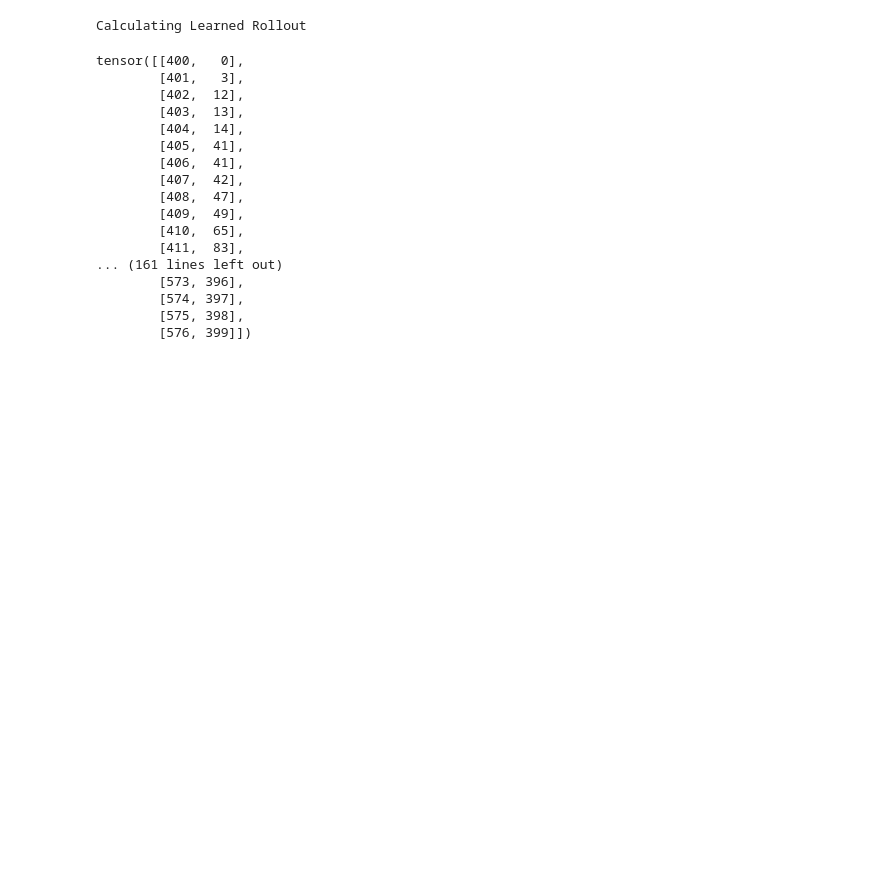
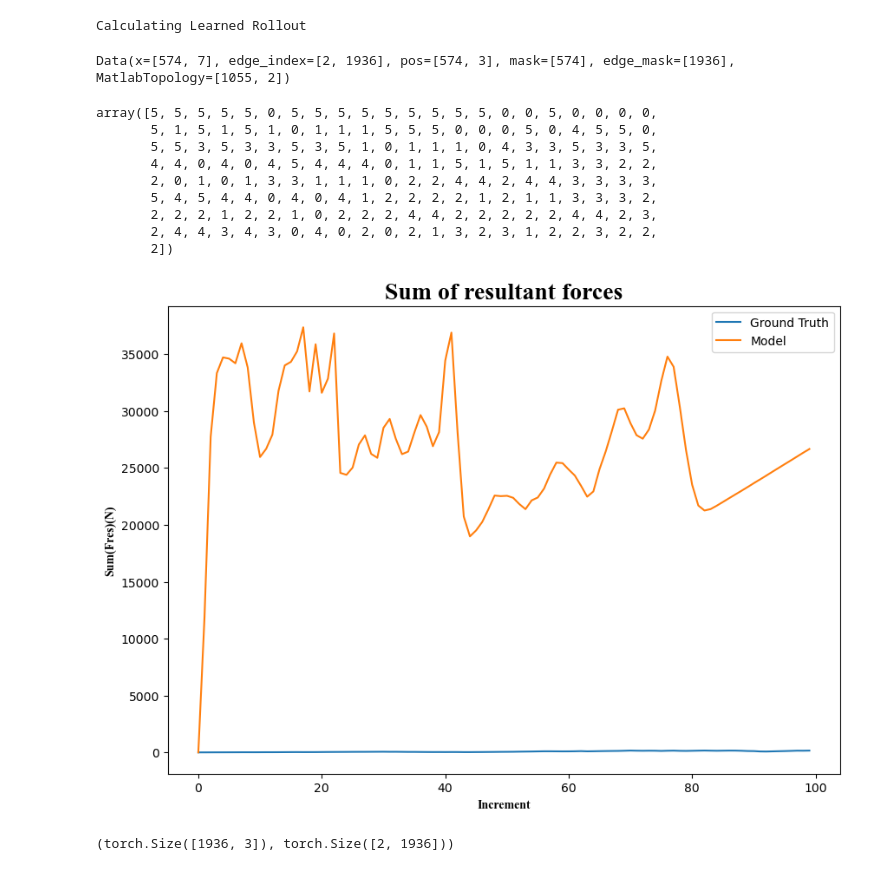
Before and after one commit to MaxGeraedts/DEM-GNN, a Jupyter notebook: Equivariant_model.ipynb, the cells around one changed output. Cells and saved outputs as stored; diff of their text form; code cells hidden in the pictures; blank space fills up the shorter version.

```diff
--- a/Equivariant_model.ipynb
+++ b/Equivariant_model.ipynb
@@ -90,8 +90,9 @@ class LearnedSimulator:
         print("Collecting Ground Truth Rollout")
         GroundTruth = np.empty(GetLength(self.par_data),dtype=object)
         for t in trange(GetLength(self.par_data)):
-            data = ToPytorchData(self.par_data[t],self.BC_rollout[t],self.tol,self.topology[t],center=False)[0]
+            data, MatlabTopology = ToPytorchData(self.par_data[t],self.BC_rollout[t],self.tol,self.topology[t],center=False)
             GroundTruth[t] = data
+            GroundTruth[t].MatlabTopology = MatlabTopology
         return GroundTruth
 
     def MLRollout(self):
@@ -100,7 +101,7 @@ class LearnedSimulator:
             ML_Rollout = np.empty((self.timesteps),dtype=object)
             par_inp = self.par_data[0]
             ML_Rollout[0], MatlabTopology = ToPytorchData(par_inp,self.BC_rollout[0],self.tol,center=False)
-            ML_Rollout[0].MatlabTopology =MatlabTopology
+            ML_Rollout[0].MatlabTopology = MatlabTopology
             for t in tqdm(range(1,self.timesteps)):
                 input_data, MatlabTopology = ToPytorchData(par_inp,self.BC_rollout[t],self.tol)
                     #transform = T.Compose([T.Cartesian(False), T.Distance(norm=False,cat=True)])
@@ -165,34 +166,35 @@ Calculating BC
 Collecting Ground Truth Rollout
 Calculating Learned Rollout
 # %%
-data = Rollout.ML_rollout[1]
+data = Rollout.ML_rollout[0]
+data
+# %% [output]
+Data(x=[574, 7], edge_index=[2, 1936], pos=[574, 3], mask=[574], edge_mask=[1936], MatlabTopology=[1055, 2])
 # %%
 Wallcontact = data.MatlabTopology[data.MatlabTopology[:,1]<0]
 Wallcontact[:,1] += 2
 Wallcontact[:,1] *= -1
-Wallcontact[:,1].size
-data.edge_index[:,np.invert(data.edge_mask)].T
+Wallcontact[:,1]
+#data.edge_index[:,np.invert(data.edge_mask)].T
 # %% [output]
-tensor([[400,   0],
-        [401,   3],
-        [402,  12],
-        [403,  13],
-        [404,  14],
-        [405,  41],
-        [406,  41],
-        [407,  42],
-        [408,  47],
-        [409,  49],
-        [410,  65],
-        [411,  83],
-... (161 lines left out)
-        [573, 396],
-        [574, 397],
-        [575, 398],
-        [576, 399]])
+array([5, 5, 5, 5, 5, 0, 5, 5, 5, 5, 5, 5, 5, 5, 5, 0, 0, 5, 0, 0, 0, 0,
+       5, 1, 5, 1, 5, 1, 0, 1, 1, 1, 5, 5, 5, 0, 0, 0, 5, 0, 4, 5, 5, 0,
+       5, 5, 3, 5, 3, 3, 5, 3, 5, 1, 0, 1, 1, 1, 0, 4, 3, 3, 5, 3, 3, 5,
+       4, 4, 0, 4, 0, 4, 5, 4, 4, 4, 0, 1, 1, 5, 1, 5, 1, 1, 3, 3, 2, 2,
+       2, 0, 1, 0, 1, 3, 3, 1, 1, 1, 0, 2, 2, 4, 4, 2, 4, 4, 3, 3, 3, 3,
+       5, 4, 5, 4, 4, 0, 4, 0, 4, 1, 2, 2, 2, 2, 1, 2, 1, 1, 3, 3, 3, 2,
+       2, 2, 2, 1, 2, 2, 1, 0, 2, 2, 2, 4, 4, 2, 2, 2, 2, 2, 4, 4, 2, 3,
+       2, 4, 4, 3, 4, 3, 0, 4, 0, 2, 0, 2, 1, 3, 2, 3, 1, 2, 2, 3, 2, 2,
+       2])
 # %%
 from Plotting import PlotFres
 from Evaluation import AggregateForces
-Fagr_GT, Fnorm_GT, Fsum_GT = AggregateForces(Rollout.GroundTruth)
-Fagr_ML, Fnorm_ML, Fsum_ML = AggregateForces(Rollout.ML_rollout)
+Fcontact_GT,Fres_GT, Fnorm_GT, Fsum_GT = AggregateForces(Rollout.GroundTruth)
+Fcontact_ML,Fres_ML, Fnorm_ML, Fsum_ML = AggregateForces(Rollout.ML_rollout)
 fig = PlotFres(Fsum_GT,Fsum_ML)
+# %% [output]
+[figure, added]
+# %%
+Fcontact_GT[0].shape,Rollout.GroundTruth[0].edge_index.shape
+# %% [output]
+(torch.Size([1936, 3]), torch.Size([2, 1936]))
```
Also changed, not shown: parts of 1 cell of this notebook, 2 other files.
